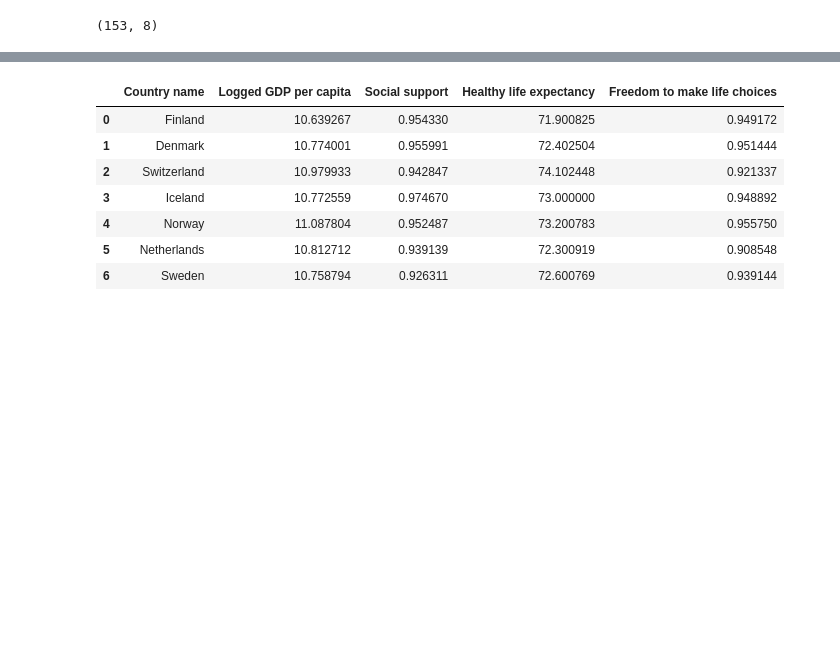
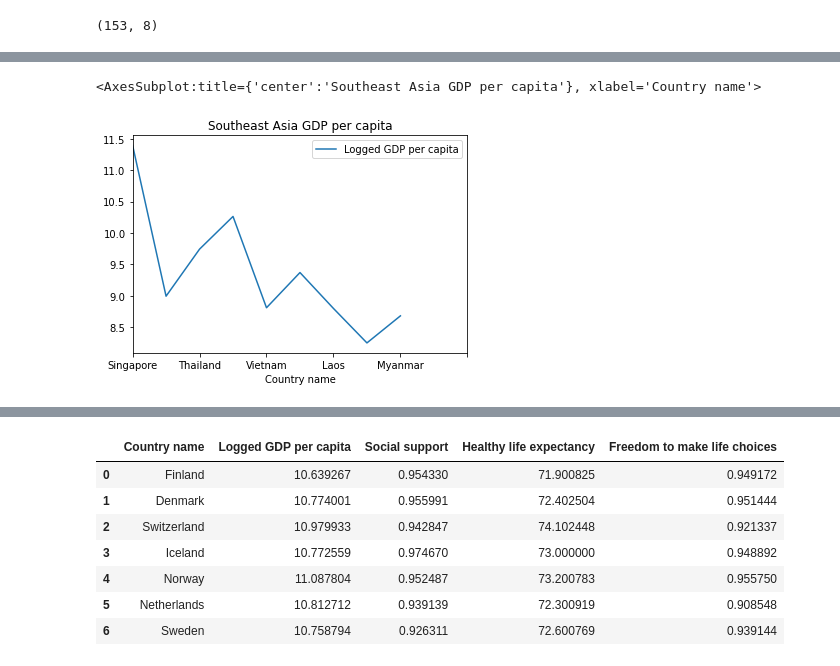
Before and after one commit to ngpshan/covid-19-world-happiness-report, a Jupyter notebook: covid19worldhappiness_report2020.ipynb, the cells around one changed output, grey strips where cells are left out. Saved outputs shown, nothing was run; the diff lists cells and outputs as text; code cells hidden in the pictures; blank space fills up the shorter version.

```diff
--- a/covid19worldhappiness_report2020.ipynb
+++ b/covid19worldhappiness_report2020.ipynb
@@ -26,0 +51,3 @@ df.shape
+# %%
+SEAsia = df[df['Regional indicator'] == 'Southeast Asia'] # select the relevant rows
+SEAsia
@@ -26,0 +65,5 @@ df.shape
+# %%
+SEAsia.plot(x='Country name', y='Logged GDP per capita', title='Southeast Asia GDP per capita', xlim=(0,10))
+# %% [output]
+<AxesSubplot:title={'center':'Southeast Asia GDP per capita'}, xlabel='Country name'>
+[figure, added]
```
Also changed, not shown: parts of 34 cells of this notebook.
